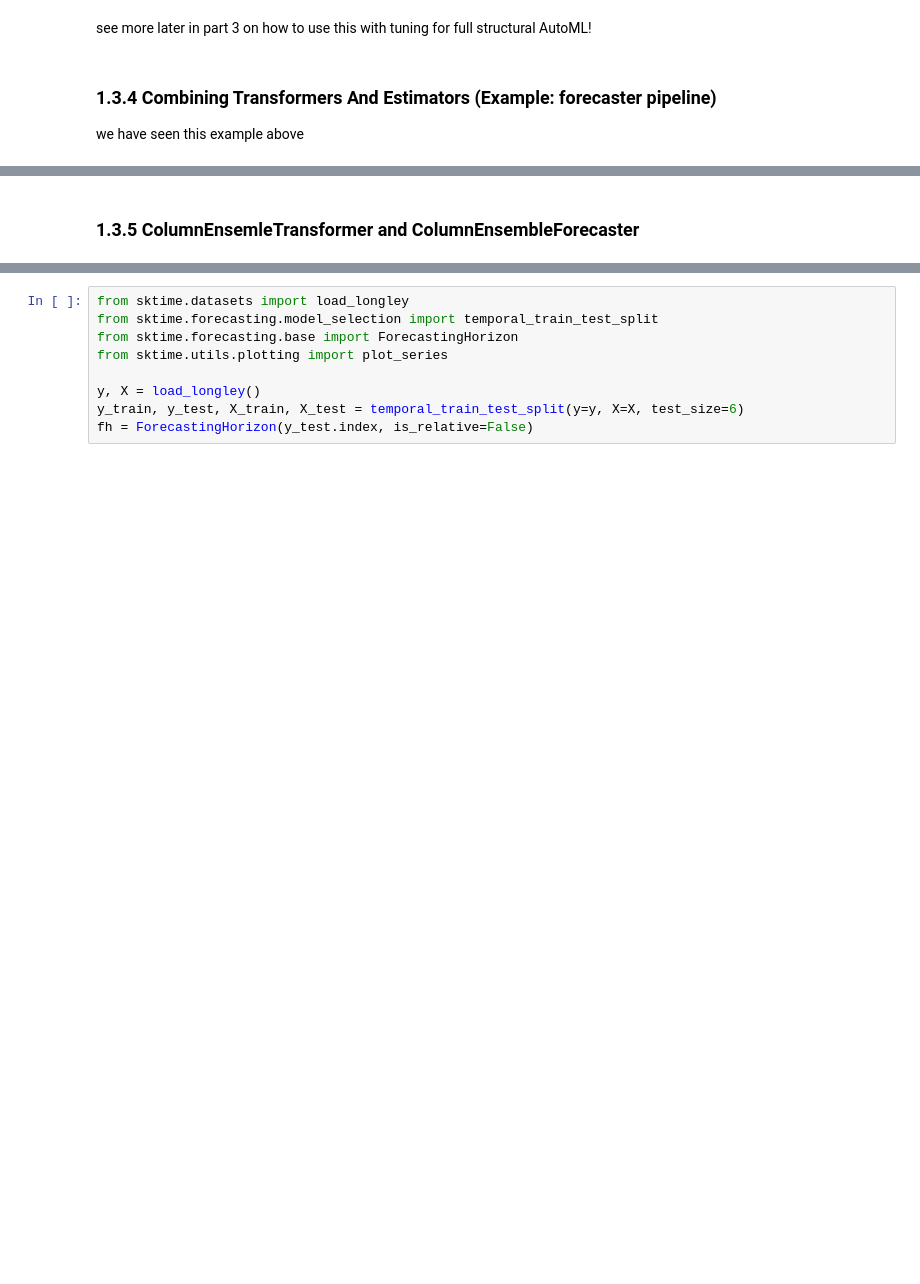
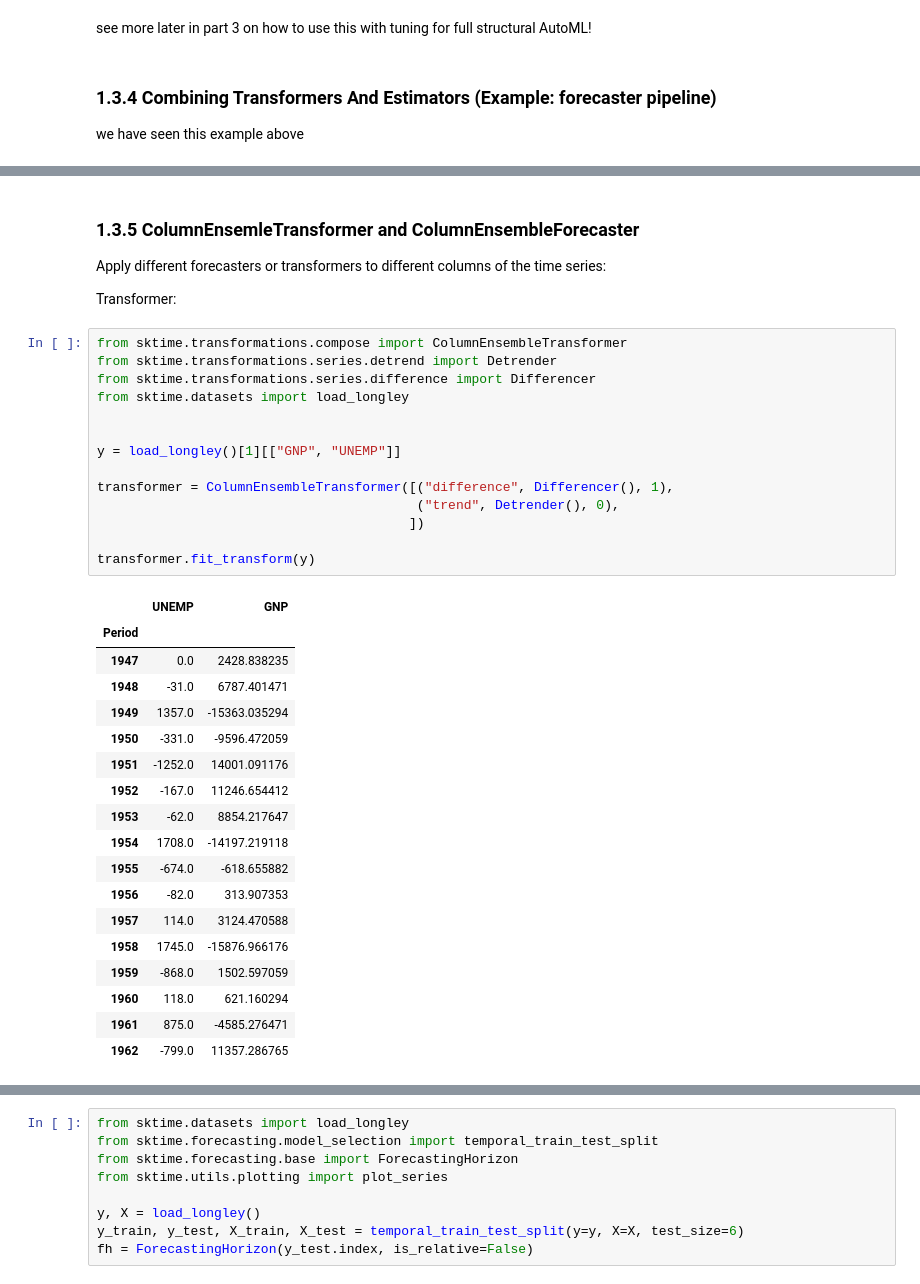
Before and after one commit to sktime/sktime-workshop-pydata-prague-2023, a Jupyter notebook: notebooks/03_transformers_and_pipelines.ipynb, the cells around one changed output, grey strips where cells are left out. Cells and saved outputs as stored; diff of their text form; blank space fills up the shorter version.

Commit message:
Add columnEnsembleTransformer

```diff
--- a/notebooks/03_transformers_and_pipelines.ipynb
+++ b/notebooks/03_transformers_and_pipelines.ipynb
@@ -494,2 +742,40 @@ pipe
 # %% [markdown]
 ### 1.3.5 ColumnEnsemleTransformer and ColumnEnsembleForecaster
+
+Apply different forecasters or transformers to different columns of the time series:
+
+
+Transformer:
+# %%
+from sktime.transformations.compose import ColumnEnsembleTransformer
+from sktime.transformations.series.detrend import Detrender
+from sktime.transformations.series.difference import Differencer
+from sktime.datasets import load_longley
+
+
+y = load_longley()[1][["GNP", "UNEMP"]]
+
+transformer = ColumnEnsembleTransformer([("difference", Differencer(), 1),
+                                         ("trend", Detrender(), 0),
+                                        ])
+
+transformer.fit_transform(y)
+# %% [output]
+|  | UNEMP | GNP |
+| Period |  |  |
+| 1947 | 0.0 | 2428.838235 |
+| 1948 | -31.0 | 6787.401471 |
+| 1949 | 1357.0 | -15363.035294 |
+| 1950 | -331.0 | -9596.472059 |
+| 1951 | -1252.0 | 14001.091176 |
+| 1952 | -167.0 | 11246.654412 |
+| 1953 | -62.0 | 8854.217647 |
+| 1954 | 1708.0 | -14197.219118 |
+| 1955 | -674.0 | -618.655882 |
+| 1956 | -82.0 | 313.907353 |
+| 1957 | 114.0 | 3124.470588 |
+| 1958 | 1745.0 | -15876.966176 |
+| 1959 | -868.0 | 1502.597059 |
+| 1960 | 118.0 | 621.160294 |
+| 1961 | 875.0 | -4585.276471 |
+| 1962 | -799.0 | 11357.286765 |
```
Also changed, not shown: parts of 60 cells of this notebook.
